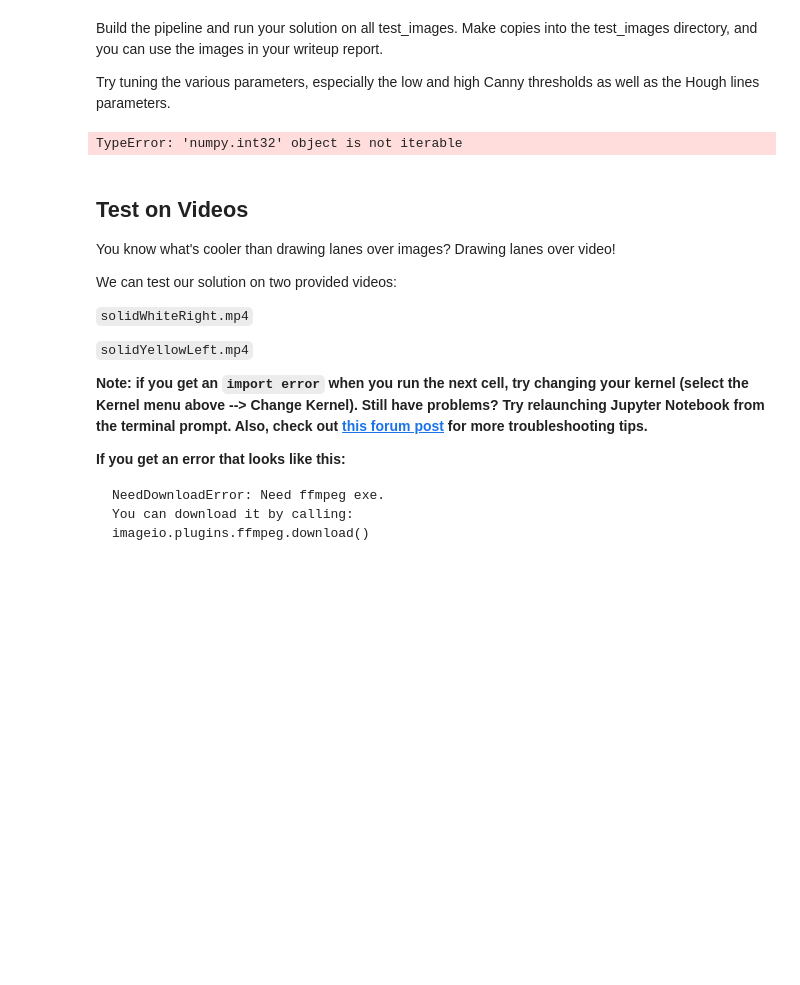
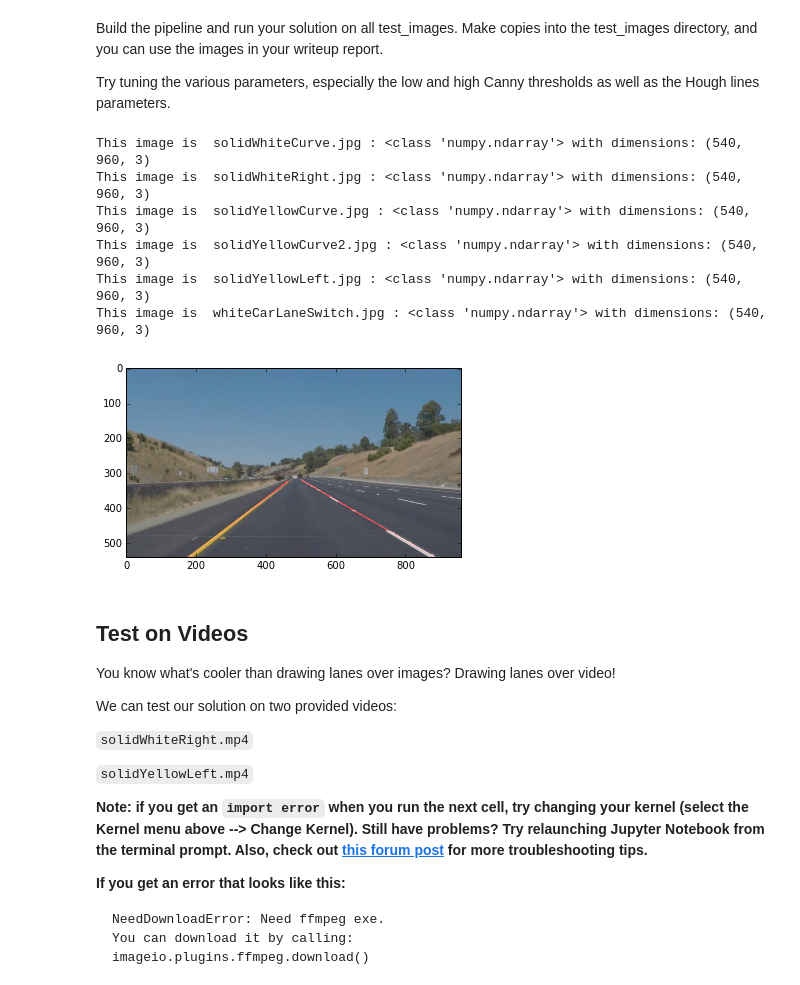
Before and after one commit to romth777/CarND-LaneLines-P1, a Jupyter notebook: P1.ipynb, the cells around one changed output. Drawn from its saved outputs; the diff is of its cells as text; code cells hidden in the pictures; blank space fills up the shorter version.

```diff
--- a/P1.ipynb
+++ b/P1.ipynb
@@ -255,7 +374,7 @@ def process_lane_finding(image):
 
     # This time we are defining a four sided polygon to mask
     imshape = image.shape
-    vertices = np.array([[(100,imshape[0]),(450, 330), (510, 330), (imshape[1],imshape[0])]], dtype=np.int32)
+    vertices = np.array([[(100,imshape[0]),(450, 320), (510, 320), (imshape[1],imshape[0])]], dtype=np.int32)
     masked_edges = region_of_interest(edges, vertices)
 #    x = [vertices[0][0][0], vertices[0][1][0], vertices[0][2][0], vertices[0][3][0]]
 #    y = [vertices[0][0][1], vertices[0][1][1], vertices[0][2][1], vertices[0][3][1]]
@@ -273,39 +392,45 @@ def process_lane_finding(image):
 
     # Run Hough on edge detected image
     # Output "lines" is an array containing endpoints of detected line segments
-    lines = hough_lines_averaged(masked_edges, rho, theta, threshold, min_line_length, max_line_gap)
-    plt.imshow(lines, cmap="gray")
+    lines = hough_lines_median(masked_edges, rho, theta, threshold, min_line_length, max_line_gap)
+#    plt.imshow(lines, cmap="gray")
 
     # Draw the lines on the edge image
     lines_edges = weighted_img(lines, image, α=0.8, β=1., λ=0.)
 
     #return overlayed image of lines
     return lines_edges
-
+#    return masked_edges
 
 ### here is the main code below
 # set image tag for overlayed image
 imageFileTag = "edged_"
 
 # iterate for all images
 for imageName in os.listdir("test_images/"):
 
     # if there is eged image, then skip it.
     if imageName.find(imageFileTag) != -1:
         continue
 
     #reading in an image
     image = mpimg.imread("test_images/" + imageName)
 
     #processing lane finding pipeline
     lines_edges = process_lane_finding(image)
 
     #printing out some stats and plotting
     print('This image is ', imageName, ':', type(lines_edges), 'with dimensions:', image.shape)
-#    plt.imshow(lines_edges)  # if you wanted to show a single color channel image called 'gray', for example, call as plt.imshow(gray, cmap='gray')
+    plt.imshow(lines_edges)  # if you wanted to show a single color channel image called 'gray', for example, call as plt.imshow(gray, cmap='gray')
     cv2.imwrite("test_images/" + imageFileTag + imageName, lines_edges)
 # %% [output]
-TypeError: 'numpy.int32' object is not iterable
+This image is  solidWhiteCurve.jpg : <class 'numpy.ndarray'> with dimensions: (540, 960, 3)
+This image is  solidWhiteRight.jpg : <class 'numpy.ndarray'> with dimensions: (540, 960, 3)
+This image is  solidYellowCurve.jpg : <class 'numpy.ndarray'> with dimensions: (540, 960, 3)
+This image is  solidYellowCurve2.jpg : <class 'numpy.ndarray'> with dimensions: (540, 960, 3)
+This image is  solidYellowLeft.jpg : <class 'numpy.ndarray'> with dimensions: (540, 960, 3)
+This image is  whiteCarLaneSwitch.jpg : <class 'numpy.ndarray'> with dimensions: (540, 960, 3)
+[figure, added]
 # %% [markdown]
 ## Test on Videos
 
```
Also changed, not shown: parts of 5 cells of this notebook.
